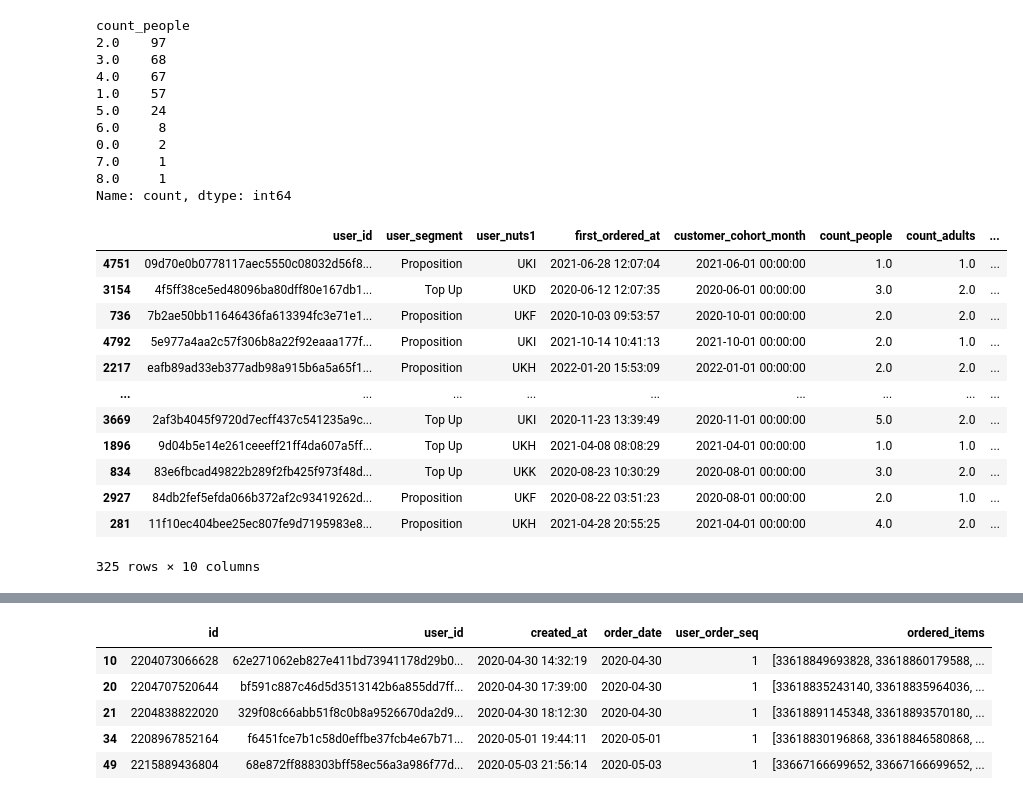
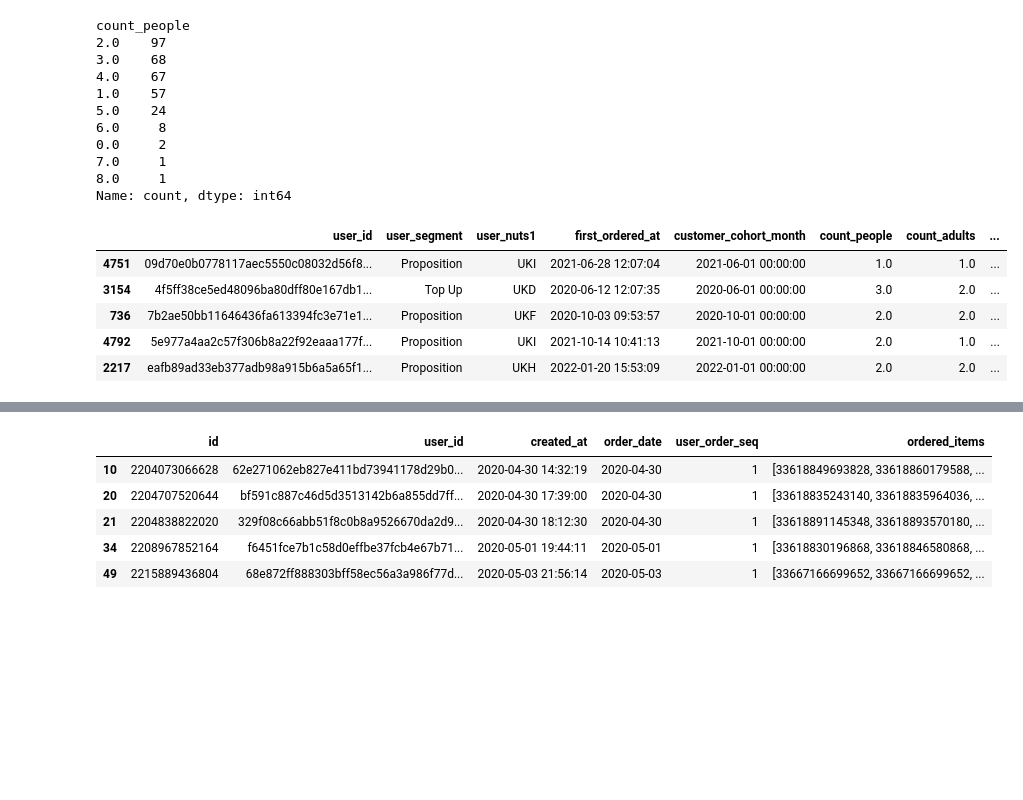
Before and after one commit to alvaro-dda/zrive-ds, a Jupyter notebook: src/module_2/module_2_data_cleaning_1.ipynb, the cells around one changed output, grey strips where cells are left out. Cells and saved outputs as stored; diff of their text form; code cells hidden in the pictures; blank space fills up the shorter version.

```diff
--- a/src/module_2/module_2_data_cleaning_1.ipynb
+++ b/src/module_2/module_2_data_cleaning_1.ipynb
@@ -82,18 +100,11 @@ count_people
 8.0     1
 Name: count, dtype: int64
 # %%
-users_df[users_df['count_adults'].notnull()]
+users_df[users_df['count_adults'].notnull()].head()
 # %% [output]
 |  | user_id | user_segment | user_nuts1 | first_ordered_at | customer_cohort_month | count_people | count_adults | ... |
 | 4751 | 09d70e0b0778117aec5550c08032d56f8... | Proposition | UKI | 2021-06-28 12:07:04 | 2021-06-01 00:00:00 | 1.0 | 1.0 | ... |
 | 3154 | 4f5ff38ce5ed48096ba80dff80e167db1... | Top Up | UKD | 2020-06-12 12:07:35 | 2020-06-01 00:00:00 | 3.0 | 2.0 | ... |
 | 736 | 7b2ae50bb11646436fa613394fc3e71e1... | Proposition | UKF | 2020-10-03 09:53:57 | 2020-10-01 00:00:00 | 2.0 | 2.0 | ... |
 | 4792 | 5e977a4aa2c57f306b8a22f92eaaa177f... | Proposition | UKI | 2021-10-14 10:41:13 | 2021-10-01 00:00:00 | 2.0 | 1.0 | ... |
 | 2217 | eafb89ad33eb377adb98a915b6a5a65f1... | Proposition | UKH | 2022-01-20 15:53:09 | 2022-01-01 00:00:00 | 2.0 | 2.0 | ... |
-| ... | ... | ... | ... | ... | ... | ... | ... | ... |
-| 3669 | 2af3b4045f9720d7ecff437c541235a9c... | Top Up | UKI | 2020-11-23 13:39:49 | 2020-11-01 00:00:00 | 5.0 | 2.0 | ... |
-| 1896 | 9d04b5e14e261ceeeff21ff4da607a5ff... | Top Up | UKH | 2021-04-08 08:08:29 | 2021-04-01 00:00:00 | 1.0 | 1.0 | ... |
-| 834 | 83e6fbcad49822b289f2fb425f973f48d... | Top Up | UKK | 2020-08-23 10:30:29 | 2020-08-01 00:00:00 | 3.0 | 2.0 | ... |
-| 2927 | 84db2fef5efda066b372af2c93419262d... | Proposition | UKF | 2020-08-22 03:51:23 | 2020-08-01 00:00:00 | 2.0 | 1.0 | ... |
-| 281 | 11f10ec404bee25ec807fe9d7195983e8... | Proposition | UKH | 2021-04-28 20:55:25 | 2021-04-01 00:00:00 | 4.0 | 2.0 | ... |
-325 rows × 10 columns
```
Also changed, not shown: parts of 51 cells of this notebook.
